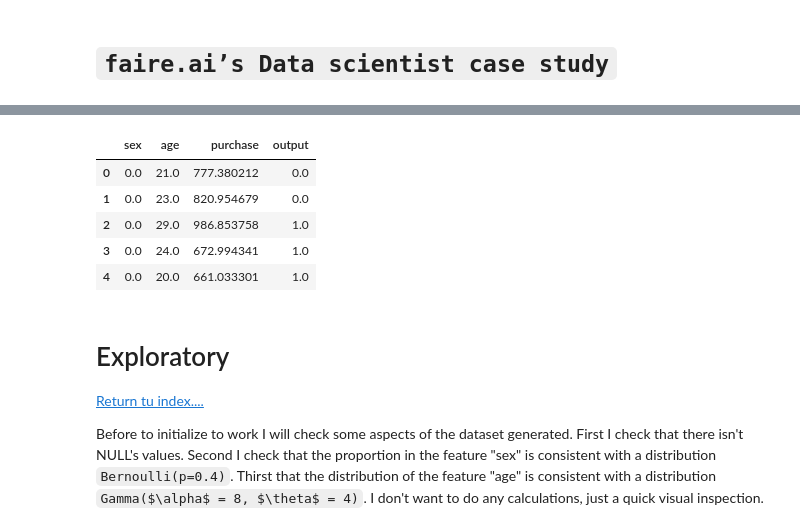
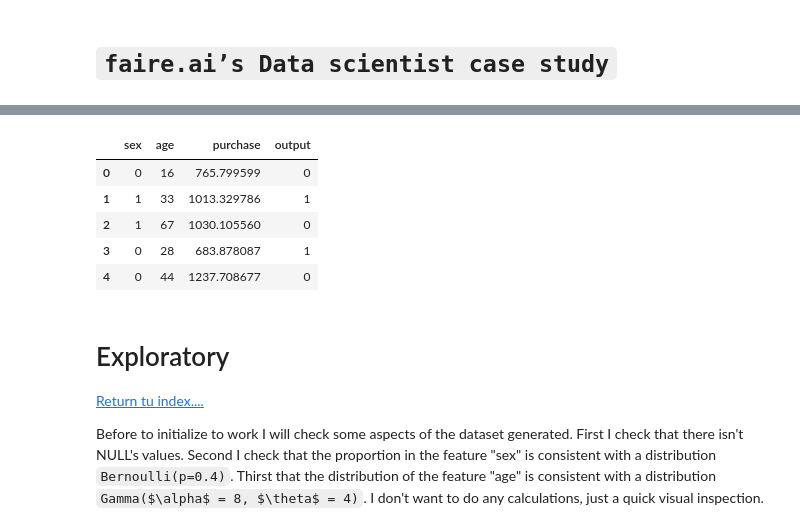
Before and after one commit to ebernatene/faire-ai, a Jupyter notebook: notebooks/FAIRE-AI.ipynb, the cells around one changed output, grey strips where cells are left out. Saved outputs shown, nothing was run; the diff lists cells and outputs as text; code cells hidden in the pictures.

```diff
--- a/notebooks/FAIRE-AI.ipynb
+++ b/notebooks/FAIRE-AI.ipynb
@@ -20,35 +18,37 @@ class SyntheticData:
   def __init__(self, seed):
     random.seed(seed)
 
-  def generate_dataset(self,points):
+  def generate_dataset(self, n):
     dataset = pd.DataFrame(columns=['sex','age','purchase','output'])
-    dataset['age'] = random.random(size=1)<0.4
-    dataset['sex'] = random.gamma(shape=8, scale=4, size=1)
-    dataset['purchase'] = dataset.apply(lambda x: __purchase(x['age']))
-    dataset['output'] = dataset.apply(lambda x: __output(x['age','sex','purchase']))
-
+    dataset['sex'] = random.random(size=n)<0.4
+    dataset['sex'] = dataset['sex'].astype(int)
+    dataset['age'] = random.gamma(shape=8, scale=4, size=n)
+    dataset['age'] = dataset['age'].astype(int)
+    dataset['purchase'] = dataset.apply(lambda x: self.__purchase(x['age']),axis=1)
+    dataset['output'] = dataset.apply(lambda x: self.__output(x['sex'],x['age'],x['purchase']),axis=1)
+    dataset['output'] = dataset['output'].astype(int)
     return dataset
 
   def __purchase(self, age):
     return float(random.uniform(500,550,1)-10*age*random.uniform(-2,0.01,1))
 
-  def __output(self,sex,age,purchase):
+  def __output(self, sex, age, purchase):
     prob = 0.3*sex+(0.2 if age>30 else 0.4)+(0.3 if purchase>100 else 0)
     return int(random.random(size=1)<prob)
 # %%
 SEED = 123
 
-gen = SyntheticData(seed=SEED)
+gen = SyntheticData(SEED)
 data = gen.generate_dataset(5000)
 
 data.head()
 # %% [output]
 |  | sex | age | purchase | output |
-| 0 | 0.0 | 21.0 | 777.380212 | 0.0 |
-| 1 | 0.0 | 23.0 | 820.954679 | 0.0 |
-| 2 | 0.0 | 29.0 | 986.853758 | 1.0 |
-| 3 | 0.0 | 24.0 | 672.994341 | 1.0 |
-| 4 | 0.0 | 20.0 | 661.033301 | 1.0 |
+| 0 | 0 | 16 | 765.799599 | 0 |
+| 1 | 1 | 33 | 1013.329786 | 1 |
+| 2 | 1 | 67 | 1030.105560 | 0 |
+| 3 | 0 | 28 | 683.878087 | 1 |
+| 4 | 0 | 44 | 1237.708677 | 0 |
 # %% [markdown]
 # Exploratory <a class="anchor" id="exploratory"></a>
 
```
Also changed, not shown: parts of 2 cells of this notebook.
